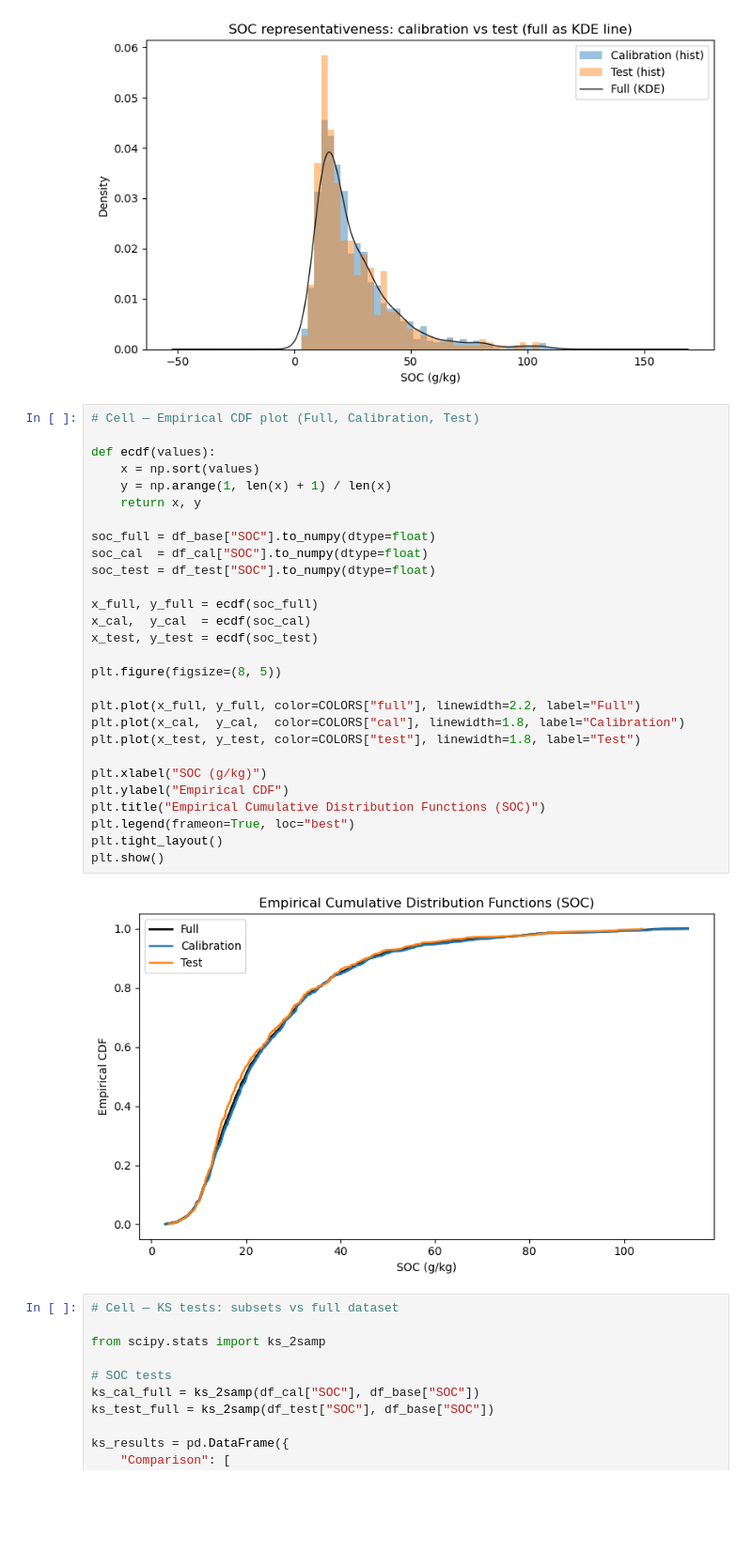
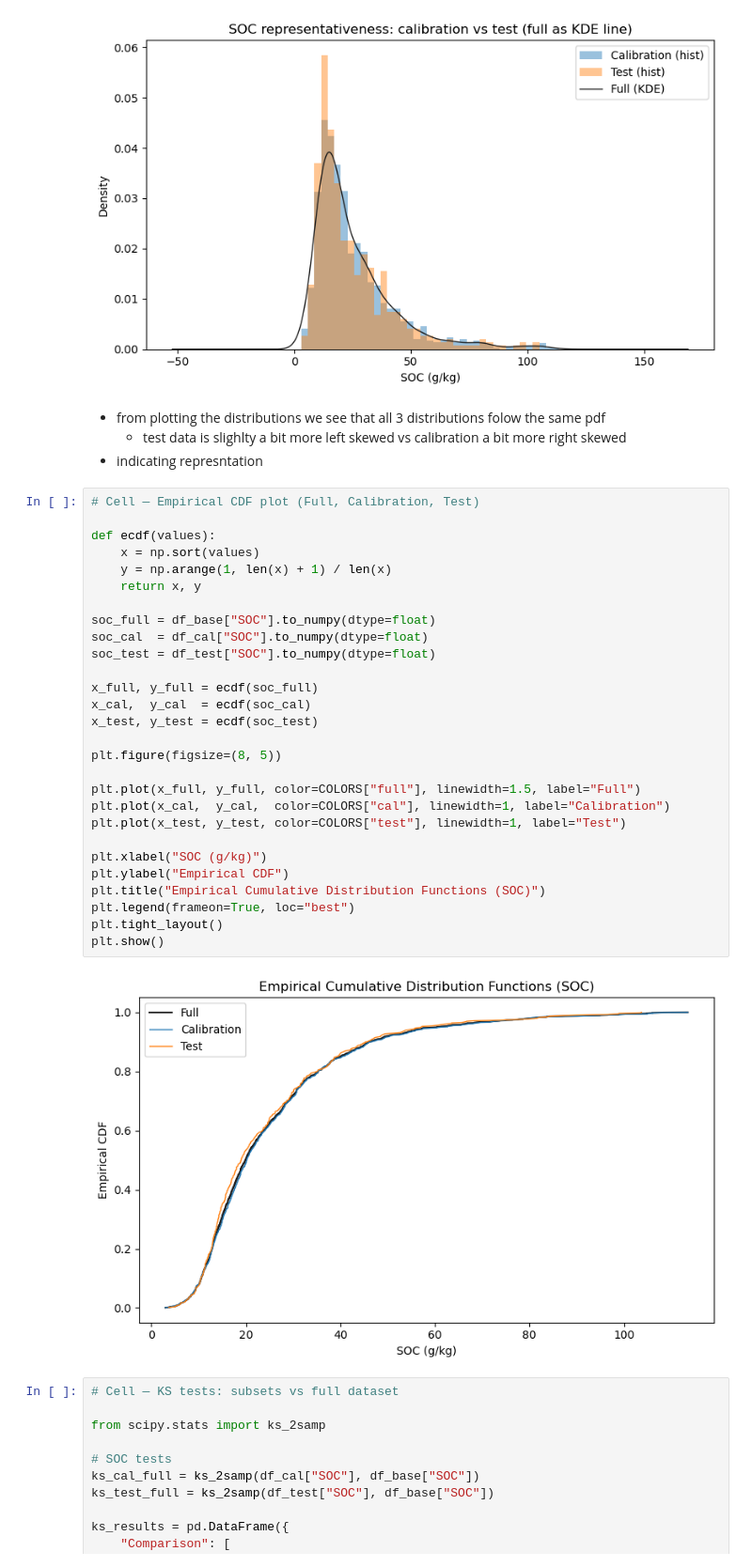
Before and after one commit to patricemahlau/Spec_Report, a Jupyter notebook: Report_Spectrosocpy.ipynb, the cells around one changed output. Shown at 94% size. Saved outputs shown, nothing was run; the diff lists cells and outputs as text; blank space fills up the shorter version.

```diff
--- a/Report_Spectrosocpy.ipynb
+++ b/Report_Spectrosocpy.ipynb
@@ -345,36 +394,40 @@ plt.tight_layout()
 plt.show()
 # %% [output]
 [figure]
+# %% [markdown]
+- from plotting the distributions we see that all 3 distributions folow the same pdf
+    - test data is slighlty a bit more left skewed vs calibration a bit more right skewed
+- indicating represntation
 # %%
 # Cell — Empirical CDF plot (Full, Calibration, Test)
 
 def ecdf(values):
     x = np.sort(values)
     y = np.arange(1, len(x) + 1) / len(x)
     return x, y
 
 soc_full = df_base["SOC"].to_numpy(dtype=float)
 soc_cal  = df_cal["SOC"].to_numpy(dtype=float)
 soc_test = df_test["SOC"].to_numpy(dtype=float)
 
 x_full, y_full = ecdf(soc_full)
 x_cal,  y_cal  = ecdf(soc_cal)
 x_test, y_test = ecdf(soc_test)
 
 plt.figure(figsize=(8, 5))
 
-plt.plot(x_full, y_full, color=COLORS["full"], linewidth=2.2, label="Full")
-plt.plot(x_cal,  y_cal,  color=COLORS["cal"], linewidth=1.8, label="Calibration")
-plt.plot(x_test, y_test, color=COLORS["test"], linewidth=1.8, label="Test")
+plt.plot(x_full, y_full, color=COLORS["full"], linewidth=1.5, label="Full")
+plt.plot(x_cal,  y_cal,  color=COLORS["cal"], linewidth=1, label="Calibration")
+plt.plot(x_test, y_test, color=COLORS["test"], linewidth=1, label="Test")
 
 plt.xlabel("SOC (g/kg)")
 plt.ylabel("Empirical CDF")
 plt.title("Empirical Cumulative Distribution Functions (SOC)")
 plt.legend(frameon=True, loc="best")
 plt.tight_layout()
 plt.show()
 # %% [output]
-[figure, old version]
+[figure, new version]
 # %%
 # Cell — KS tests: subsets vs full dataset
 
```
Also changed, not shown: parts of 19 cells of this notebook.
